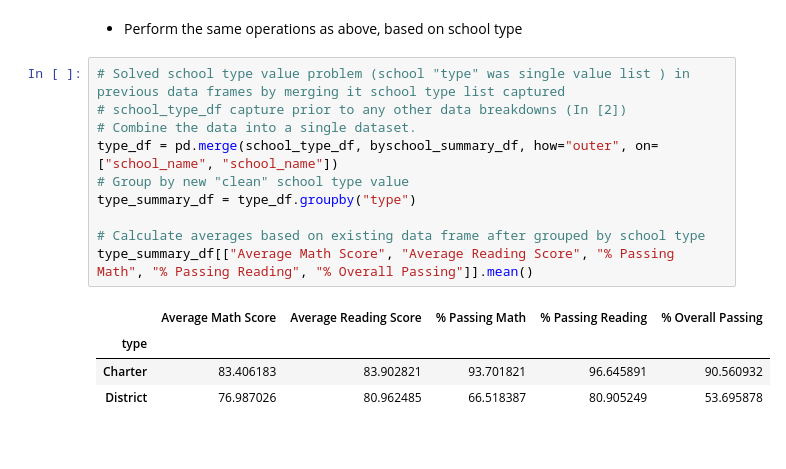
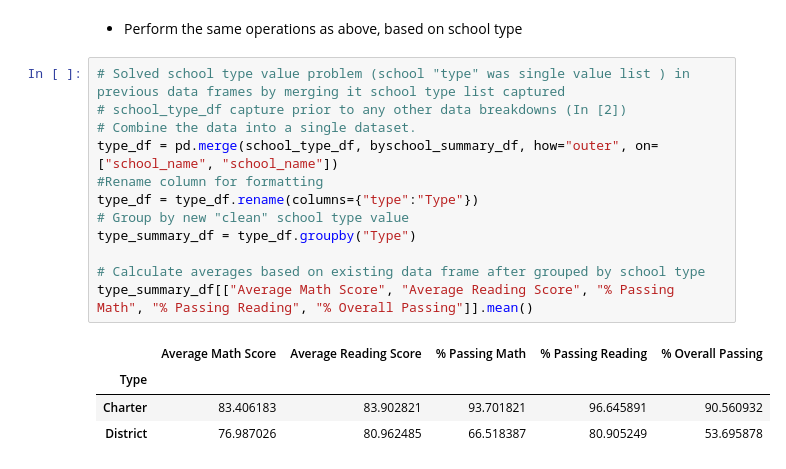
Before and after one commit to pulliam-chris/Pandas-Challenge, a Jupyter notebook: PyCitySchools_main.ipynb, the cells around one changed output. Drawn from its saved outputs; the diff is of its cells as text.

```diff
--- a/PyCitySchools_main.ipynb
+++ b/PyCitySchools_main.ipynb
@@ -378,15 +379,17 @@ bysize_summary_df[["Average Math Score", "Average Reading Score", "% Passing Mat
 # %%
 # Solved school type value problem (school "type" was single value list ) in previous data frames by merging it school type list captured
 # school_type_df capture prior to any other data breakdowns (In [2])
 # Combine the data into a single dataset.
 type_df = pd.merge(school_type_df, byschool_summary_df, how="outer", on=["school_name", "school_name"])
+#Rename column for formatting
+type_df = type_df.rename(columns={"type":"Type"})
 # Group by new "clean" school type value
-type_summary_df = type_df.groupby("type")
+type_summary_df = type_df.groupby("Type")
 
 # Calculate averages based on existing data frame after grouped by school type
 type_summary_df[["Average Math Score", "Average Reading Score", "% Passing Math", "% Passing Reading", "% Overall Passing"]].mean()
 # %% [output]
 |  | Average Math Score | Average Reading Score | % Passing Math | % Passing Reading | % Overall Passing |
-| type |  |  |  |  |  |
+| Type |  |  |  |  |  |
 | Charter | 83.406183 | 83.902821 | 93.701821 | 96.645891 | 90.560932 |
 | District | 76.987026 | 80.962485 | 66.518387 | 80.905249 | 53.695878 |
```
Also changed, not shown: parts of 5 cells of this notebook, 1 other file.
